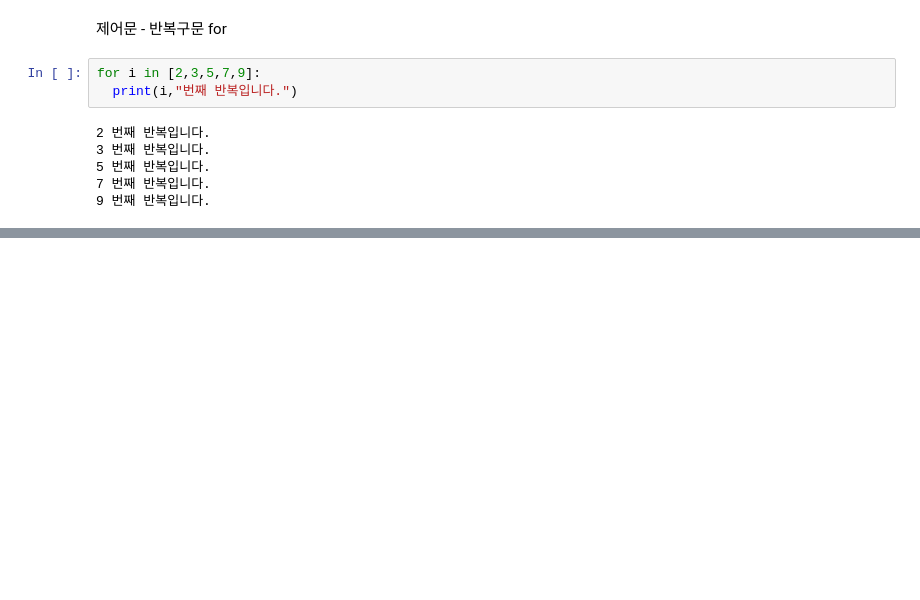
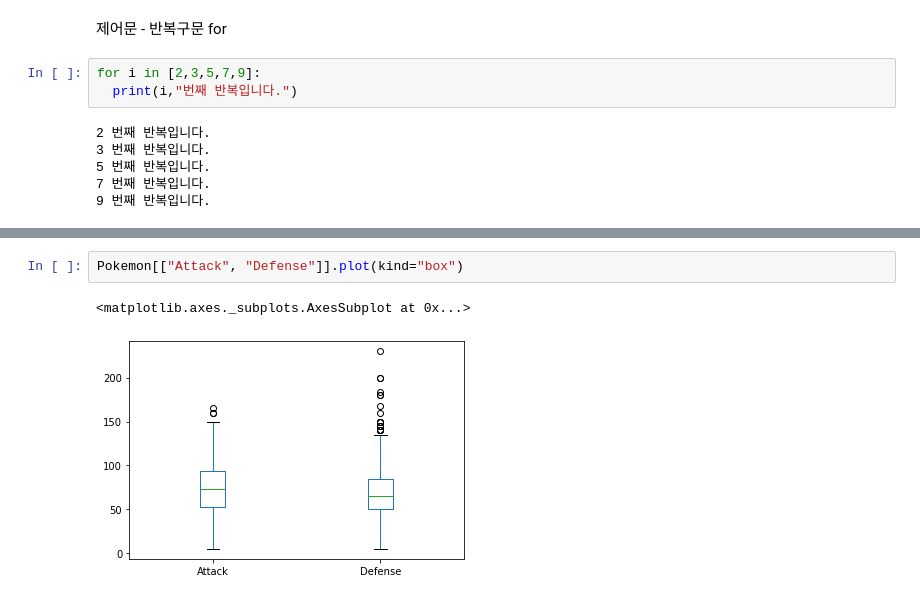
Before and after one commit to byunmj24/MyStudy, a Jupyter notebook: 1031_PythonSyntax.ipynb, the cells around one changed output, grey strips where cells are left out. Drawn from its saved outputs; the diff is of its cells as text; blank space fills up the shorter version.

```diff
--- a/1031_PythonSyntax.ipynb
+++ b/1031_PythonSyntax.ipynb
@@ -450,0 +650,5 @@ for i in [2,3,5,7,9]:
+# %%
+Pokemon[["Attack", "Defense"]].plot(kind="box")
+# %% [output]
+<matplotlib.axes._subplots.AxesSubplot at 0x...>
+[figure, added]
```
Also changed, not shown: parts of 25 cells of this notebook.
